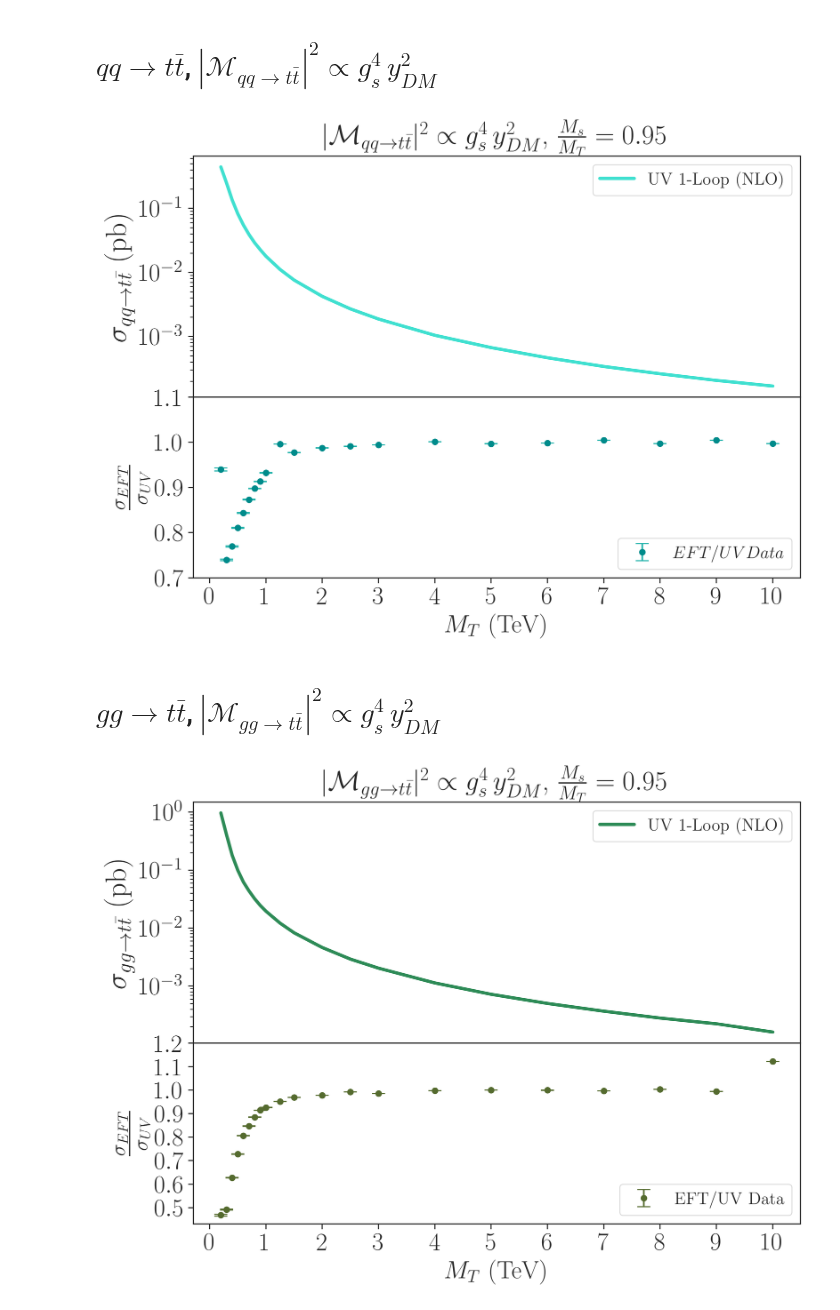
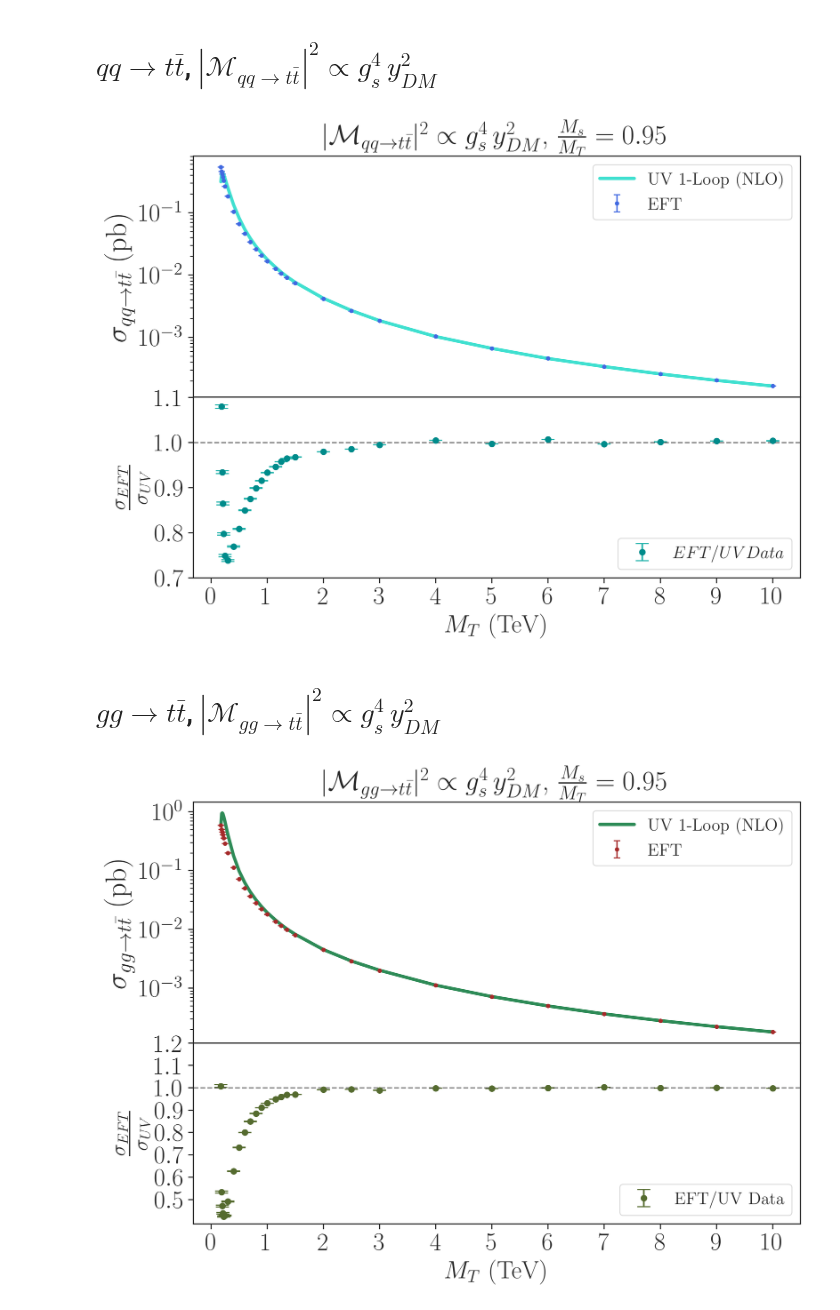
Before and after one commit to viniciusrocca/EFT_ToyModel, a Jupyter notebook: Plots/EFT_NLO_Comparison.ipynb, the cells around one changed output. Cells and saved outputs as stored; diff of their text form; code cells hidden in the pictures.

Commit message:
New points add to EFT_NLO_Comparison to investigate anomalous behavior

```diff
--- a/Plots/EFT_NLO_Comparison.ipynb
+++ b/Plots/EFT_NLO_Comparison.ipynb
@@ -74,12 +62,11 @@ gs = fig.add_gridspec(2,1, hspace=0, height_ratios=[8, 6])
 axs = gs.subplots(sharex=True)
 
 #Gráfico principal
-#axs[0].errorbar(m_psiT,pts_u_eft,err_u_eft, 0, 'o', ms = 3.0, capsize=3,
- #               color = 'royalblue', label = 'EFT' )
-axs[0].plot(m_psiT,pts_u_uv, lw = 3,
+axs[0].errorbar(m_psiT,pts_q_eft,yerr = err_q_eft, fmt ='o', ms = 3.0, capsize=3,
+                color = 'royalblue', label = 'EFT' )
+axs[0].plot(m_psiT,pts_q_uv, lw = 3,
                 color = 'Turquoise', label = 'UV 1-Loop (NLO)')
-#axs[0].errorbar(m_psiT,pts_u_uv,err_u_uv,0, 'o', ms = 3.0, capsize=3,
- #              color = 'Turquoise', label = 'UV 1-Loop (NLO)' )
+
 axs[0].set_ylabel(r'$\sigma_{qq\to t\bar{t}}$ (pb)', fontsize = 27)
 axs[0].legend()
 axs[0].set_title(r'$|\mathcal{M}_{qq\to t \bar{t}}|^2 \propto g_s^4 \, y_{DM}^2$, $\frac{M_s}{M_T} = 0.95$ ', fontsize = 25)
@@ -88,10 +75,10 @@ axs[0].tick_params(axis='y', labelsize=23)
 
 
 #Gráfico de resíduos
-diff = (pts_u_eft )/pts_u_uv
-err = np.sqrt(pts_u_eft*(err_u_uv/pts_u_uv)**2 + (1/pts_u_uv) * err_u_eft**2)
+diff = (pts_q_eft )/pts_q_uv
+err = np.sqrt(pts_q_eft*(err_q_uv/pts_q_uv)**2 + (1/pts_q_uv) * err_q_eft**2)
 axs[1] = plt.subplot(gs[1])
-axs[1].errorbar(m_psiT, diff, yerr=err,
+axs[1].errorbar(m_psiT[1:], diff[1:], yerr=err[1:],
                 fmt='o',                  # Marker style
                 ms=5.0,                   # Marker size
                 color='darkcyan',         # Marker face color
@@ -99,7 +86,7 @@ axs[1].errorbar(m_psiT, diff, yerr=err,
                 elinewidth=1.5,           # Error bar line thickness
                 capsize=6,                # Size of the caps
                 capthick=1, label = '$EFT/UV Data$')               # Thickness of the caps
-#axs[1].axhline(y=1, color='k',alpha = 0.5, linestyle='--')
+axs[1].axhline(y=1, color='k',alpha = 0.5, linestyle='--')
 #axs[1].axhline(y=-0.1, color='k', linestyle='--')
 axs[1].set_ylabel(r'$\frac{\sigma_{EFT}}{\sigma_{UV}}$', fontsize = 27.0)
 #axs[1].set_ylim([-1,1])
@@ -114,7 +101,7 @@ plt.yticks(fontsize = 23)
 plt.savefig('/home/vinicius/TeXProjects/Qualification_Text/qq2ttbar_CS.png')
 plt.show()
 # %% [output]
-[figure, old version]
+[figure, new version]
 # %% [markdown]
 # $ g g\to t \bar{t}$, $|\mathcal{M}_{gg\to t \bar{t}}|^2 \propto g_s^4 \, y_{DM}^2$
 # %%
@@ -142,30 +133,14 @@ m_psiT3 = [10.0, 9.0, 8.0, 7.0, 6.0, 5.0, 4.0, 3.0, 2.5, 2.0, 1.5, 1.25, 1.0, 0.
-# %%
-#Getting the points
-pts_g_eft = []
-err_g_eft = []
-pts_g_uv = []
-err_g_uv = []
-for i,cs in enumerate(eft_g_cs):
-    pts_g_eft.append(cs[0])
-    err_g_eft.append(cs[1])
-    pts_g_uv.append(uv_g_cs[i][0])
-    err_g_uv.append(uv_g_cs[i][1])
-
-pts_g_eft = np.array(pts_g_eft)
-err_g_eft = np.array(err_g_eft)
-pts_g_uv = np.array(pts_g_uv)
-err_g_uv = np.array(err_g_uv)
 # %%
 fig = plt.figure(figsize = [10,7], dpi = 300)
 gs = fig.add_gridspec(2,1, hspace=0, height_ratios=[8, 6])
 axs = gs.subplots(sharex=True)
 
 #Gráfico principal
-#axs[0].errorbar(m_psiT3,pts_g_eft,err_g_eft, 0, 'o', ms = 3.0, capsize=3,
- #               color = 'brown', label = 'EFT' )
+axs[0].errorbar(m_psiT1,pts_g_eft,yerr = err_g_eft,fmt = 'o', ms = 3.0, capsize=3,
+                color = 'brown', label = 'EFT' )
 #axs[0].errorbar(m_psiT3,pts_g_uv,err_g_uv,0, 'o', ms = 3.0, capsize=3,
  #               color = 'seagreen', label = 'UV 1-Loop (NLO)' )
-axs[0].plot(m_psiT3,pts_g_uv, lw = 3.0,
+axs[0].plot(m_psiT1,pts_g_uv, lw = 3.0,
                 color = 'seagreen' , label = 'UV 1-Loop (NLO)')
 axs[0].set_ylabel(r'$\sigma_{gg\to t\bar{t}}$ (pb)', fontsize = 27)
 axs[0].legend()
@@ -175,33 +150,33 @@ axs[0].tick_params(axis='y', labelsize=23)
 
 
 #Gráfico de resíduos
 diff1 = (pts_g_eft )/pts_g_uv
 err1 = np.sqrt(pts_g_eft*(err_g_uv/pts_g_uv)**2 + (1/pts_g_uv) * err_g_eft**2)
 axs[1] = plt.subplot(gs[1])
-axs[1].errorbar(m_psiT3, diff1, yerr=err1,
+axs[1].errorbar(m_psiT1, diff1, yerr=err1,
                 fmt='o',                  # Marker style
                 ms=5.0,                   # Marker size
                 color='darkolivegreen',         # Marker face color
                 ecolor='darkolivegreen',   # Error bar color
                 elinewidth=1.5,           # Error bar line thickness
                 capsize=6, label = 'EFT/UV Data')              # Size of the caps
 
 #axs[1].plot(m_psiT3,diff1,
  #               color = 'palegreen', label = 'EFT - UV 1-Loop' )
-#axs[1].axhline(y=1.0, color='k',alpha = 0.5, linestyle='--')
+axs[1].axhline(y=1.0, color='k',alpha = 0.5, linestyle='--')
 #axs[1].axhline(y=-0.1, color='k', linestyle='--')
 axs[1].set_ylabel(r'$\frac{\sigma_{EFT}}{\sigma_{UV}}$', fontsize = 27)
 #axs[1].set_ylim([-1,1])
 axs[1].set_yticks(np.arange(0.5, 1.3,0.1))
 axs[1].legend(loc = 'lower right')
 
 #axs[1].set_yscale('log')
 
 
 plt.xlabel(r'$M_{T}$ (TeV)', fontsize= 23.0)
 plt.xticks(np.arange(0,11,1), fontsize = 23.0)
 plt.yticks(fontsize = 23)
 plt.savefig('/home/vinicius/TeXProjects/Qualification_Text/gg2ttbar_CS.png')
 plt.show()
 # %% [output]
-[figure, old version]
+[figure, new version]
```
Also changed, not shown: parts of 5 cells of this notebook, 2 other files.
